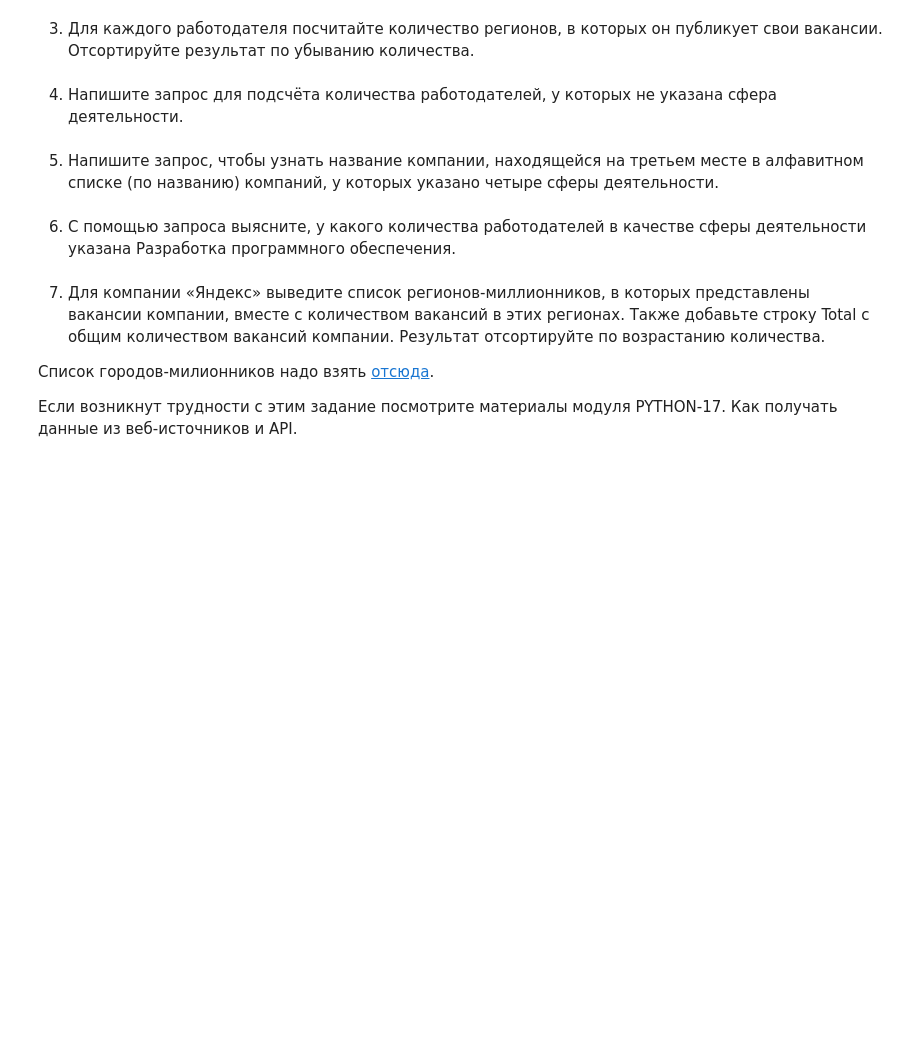
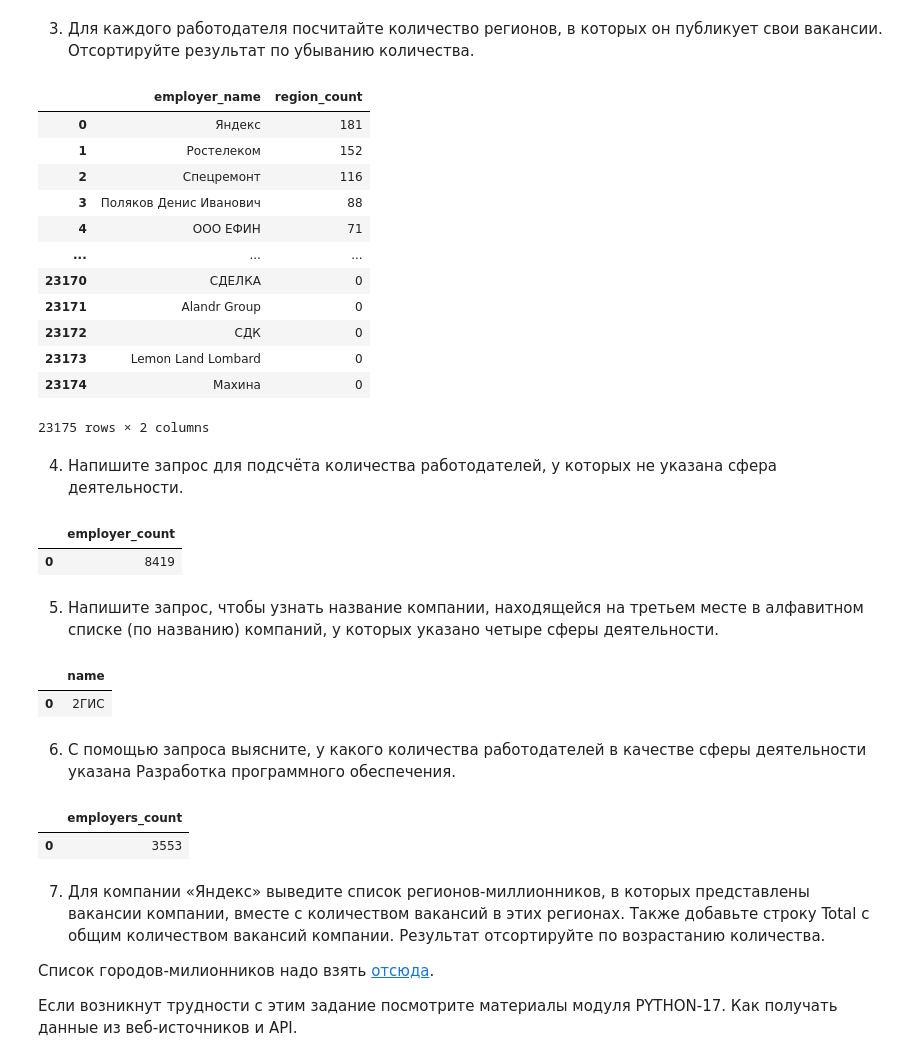
Before and after one commit to Strepitus/sf_data_science, a Jupyter notebook: project_2/Project_2_Ноутбук_шаблон.ipynb, the cells around one changed output. Saved outputs shown, nothing was run; the diff lists cells and outputs as text; code cells hidden in the pictures; blank space fills up the shorter version.

```diff
--- a/project_2/Project_2_Ноутбук_шаблон.ipynb
+++ b/project_2/Project_2_Ноутбук_шаблон.ipynb
@@ -287,9 +289,32 @@ df
 3. Для каждого работодателя посчитайте количество регионов, в которых он публикует свои вакансии. Отсортируйте результат по убыванию количества.
 # %%
 # текст запроса
-connection.close()
+query_5_3 = f'''
+SELECT employers.name AS employer_name, COUNT(DISTINCT areas.id) AS region_count
+FROM employers
+LEFT JOIN vacancies ON employers.id = vacancies.employer_id
+LEFT JOIN areas ON vacancies.area_id = areas.id
+GROUP BY employers.name
+ORDER BY region_count DESC;
+'''
 # %%
 # результат запроса
+df = pd.read_sql_query(query_5_3, connection)
+df
+# %% [output]
+|  | employer_name | region_count |
+| 0 | Яндекс | 181 |
+| 1 | Ростелеком | 152 |
+| 2 | Спецремонт | 116 |
+| 3 | Поляков Денис Иванович | 88 |
+| 4 | ООО ЕФИН | 71 |
+| ... | ... | ... |
+| 23170 | СДЕЛКА | 0 |
+| 23171 | Alandr Group | 0 |
+| 23172 | СДК | 0 |
+| 23173 | Lemon Land Lombard | 0 |
+| 23174 | Махина | 0 |
+23175 rows × 2 columns
 # %% [markdown]
 4. Напишите запрос для подсчёта количества работодателей, у которых не указана сфера деятельности.
 # %%
@@ -297,5 +327,10 @@ connection.close()
 # %%
 # результат запроса
+df = pd.read_sql_query(query_5_4, connection)
+df
+# %% [output]
+|  | employer_count |
+| 0 | 8419 |
 # %% [markdown]
 5. Напишите запрос, чтобы узнать название компании, находящейся на третьем месте в алфавитном списке (по названию) компаний, у которых указано четыре сферы деятельности.
 # %%
@@ -303,5 +351,10 @@ connection.close()
 # %%
 # результат запроса
+df = pd.read_sql_query(query_5_5, connection)
+df
+# %% [output]
+|  | name |
+| 0 | 2ГИС |
 # %% [markdown]
 6. С помощью запроса выясните, у какого количества работодателей в качестве сферы деятельности указана Разработка программного обеспечения.
 # %%
@@ -309,5 +371,10 @@ connection.close()
 # %%
 # результат запроса
+df = pd.read_sql_query(query_5_6, connection)
+df
+# %% [output]
+|  | employers_count |
+| 0 | 3553 |
 # %% [markdown]
 7. Для компании «Яндекс» выведите список регионов-миллионников, в которых представлены вакансии компании, вместе с количеством вакансий в этих регионах. Также добавьте строку Total с общим количеством вакансий компании. Результат отсортируйте по возрастанию количества.
 
```
Also changed, not shown: parts of 31 cells of this notebook, 18 other files.
